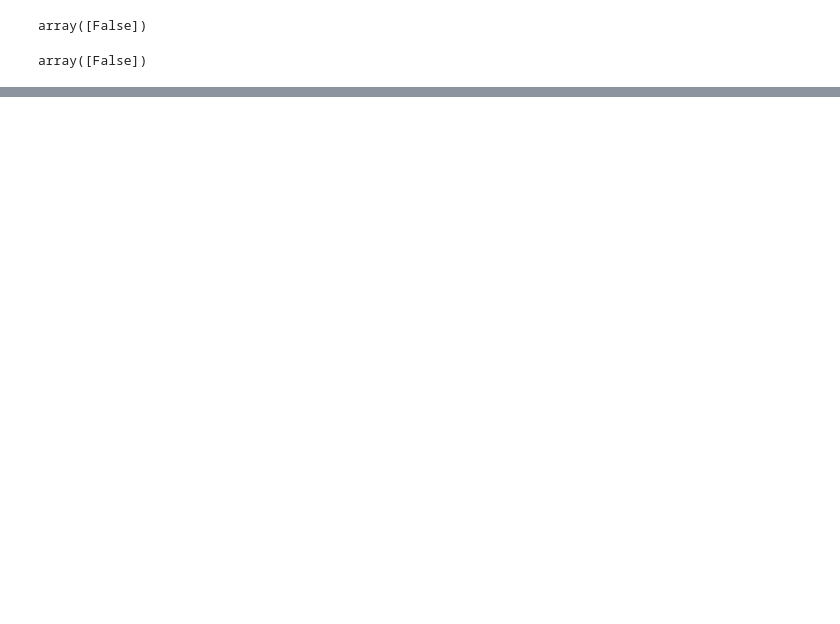
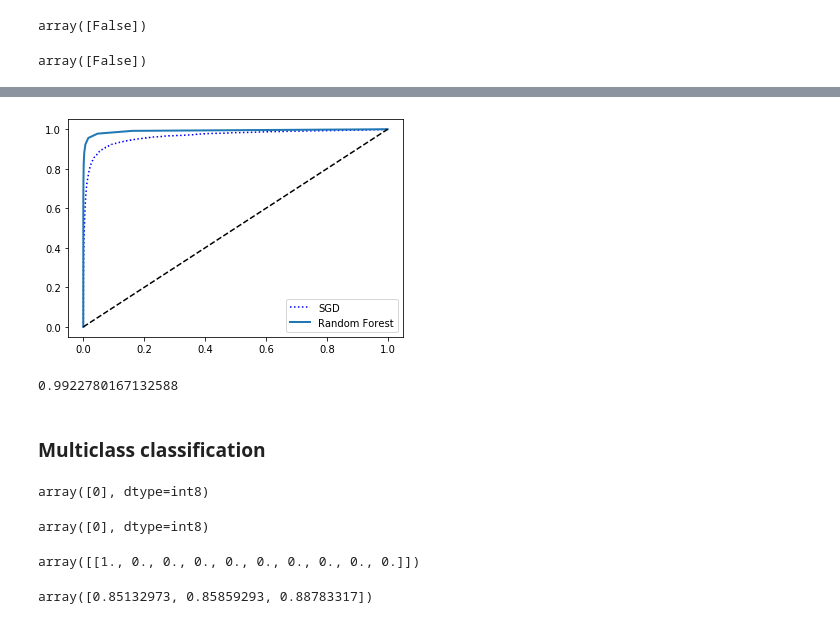
Before and after one commit to JOSE-PASILLAS/data_exploration, a Jupyter notebook: classification.ipynb, the cells around one changed output, grey strips where cells are left out. Cells and saved outputs as stored; diff of their text form; code cells hidden in the pictures; blank space fills up the shorter version.

```diff
--- a/classification.ipynb
+++ b/classification.ipynb
@@ -170,0 +191,45 @@ print(recall_score(y_train_5, y_train_pred_90))
+# %%
+# Random forest ROC AUC
+from sklearn.ensemble import RandomForestClassifier
+
+forest_clf = RandomForestClassifier(random_state = 42)
+y_probas_forest = cross_val_predict(forest_clf, X_train, y_train_5, cv = 3,
+                                    method = 'predict_proba')
+
+y_scores_forest = y_probas_forest[:,1]
+fpr_forest, tpr_forest, threshold_forest = roc_curve(y_train_5, y_scores_forest)
+
+plt.plot(fpr, tpr, "b:", label="SGD")
+plot_roc_curve(fpr_forest, tpr_forest, "Random Forest")
+plt.legend(loc="lower right")
+plt.show()
+print(roc_auc_score(y_train_5, y_scores_forest))
+# %% [output]
+[figure, added]
+0.9922780167132588
+# %% [markdown]
+### Multiclass classification
+# %%
+sgd_clf.fit(X_train, y_train)
+sgd_clf.predict([some_digit])
+# %% [output]
+array([0], dtype=int8)
+# %%
+# One vs One classifier
+from sklearn.multiclass import OneVsOneClassifier
+ovo_clf = OneVsOneClassifier(SGDClassifier(random_state=42))
+ovo_clf.fit(X_train, y_train)
+ovo_clf.predict([some_digit])
+# %% [output]
+array([0], dtype=int8)
+# %%
+# Random forest
+forest_clf.fit(X_train, y_train)
+forest_clf.predict([some_digit])
+forest_clf.predict_proba([some_digit])
+# %% [output]
+array([[1., 0., 0., 0., 0., 0., 0., 0., 0., 0.]])
+# %%
+cross_val_score(sgd_clf, X_train, y_train, cv = 3, scoring="accuracy")
+# %% [output]
+array([0.85132973, 0.85859293, 0.88783317])
```
Also changed, not shown: parts of 15 cells of this notebook.
